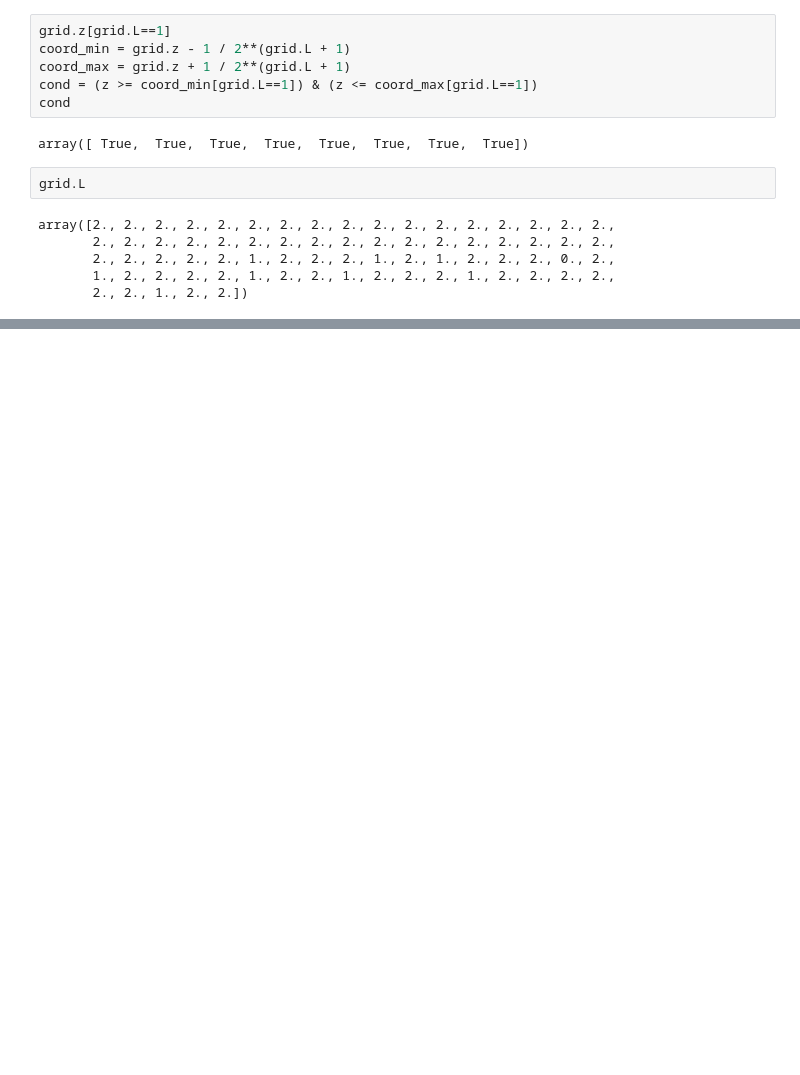
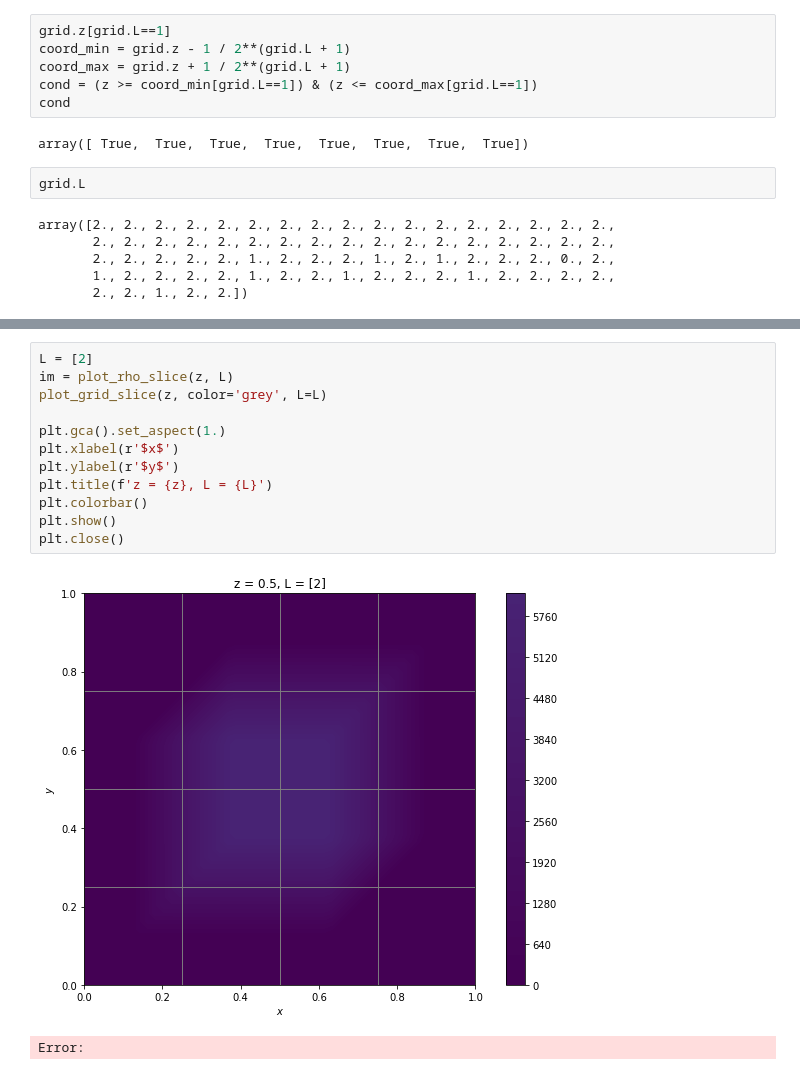
Before and after one commit to 314152718/amr-gpu, a Jupyter notebook: visualize.ipynb, the cells around one changed output, grey strips where cells are left out. Drawn from its saved outputs; the diff is of its cells as text; blank space fills up the shorter version.

```diff
--- a/visualize.ipynb
+++ b/visualize.ipynb
@@ -124,0 +127,15 @@ Error:
+# %%
+L = [2]
+im = plot_rho_slice(z, L)
+plot_grid_slice(z, color='grey', L=L)
+
+plt.gca().set_aspect(1.)
+plt.xlabel(r'$x$')
+plt.ylabel(r'$y$')
+plt.title(f'z = {z}, L = {L}')
+plt.colorbar()
+plt.show()
+plt.close()
+# %% [output]
+[figure, added]
+Error:
```
Also changed, not shown: parts of 5 cells of this notebook, 2 other files.
